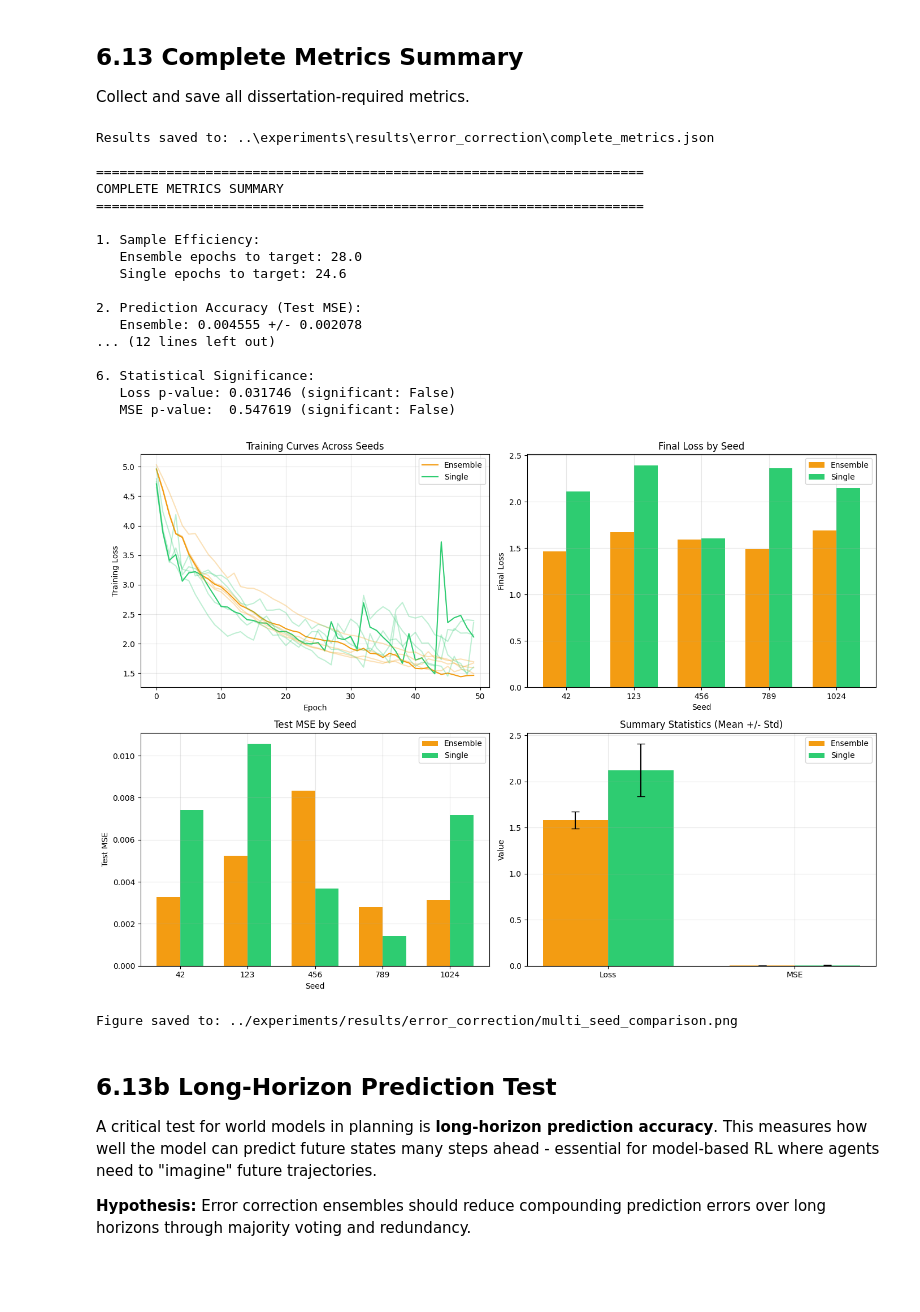
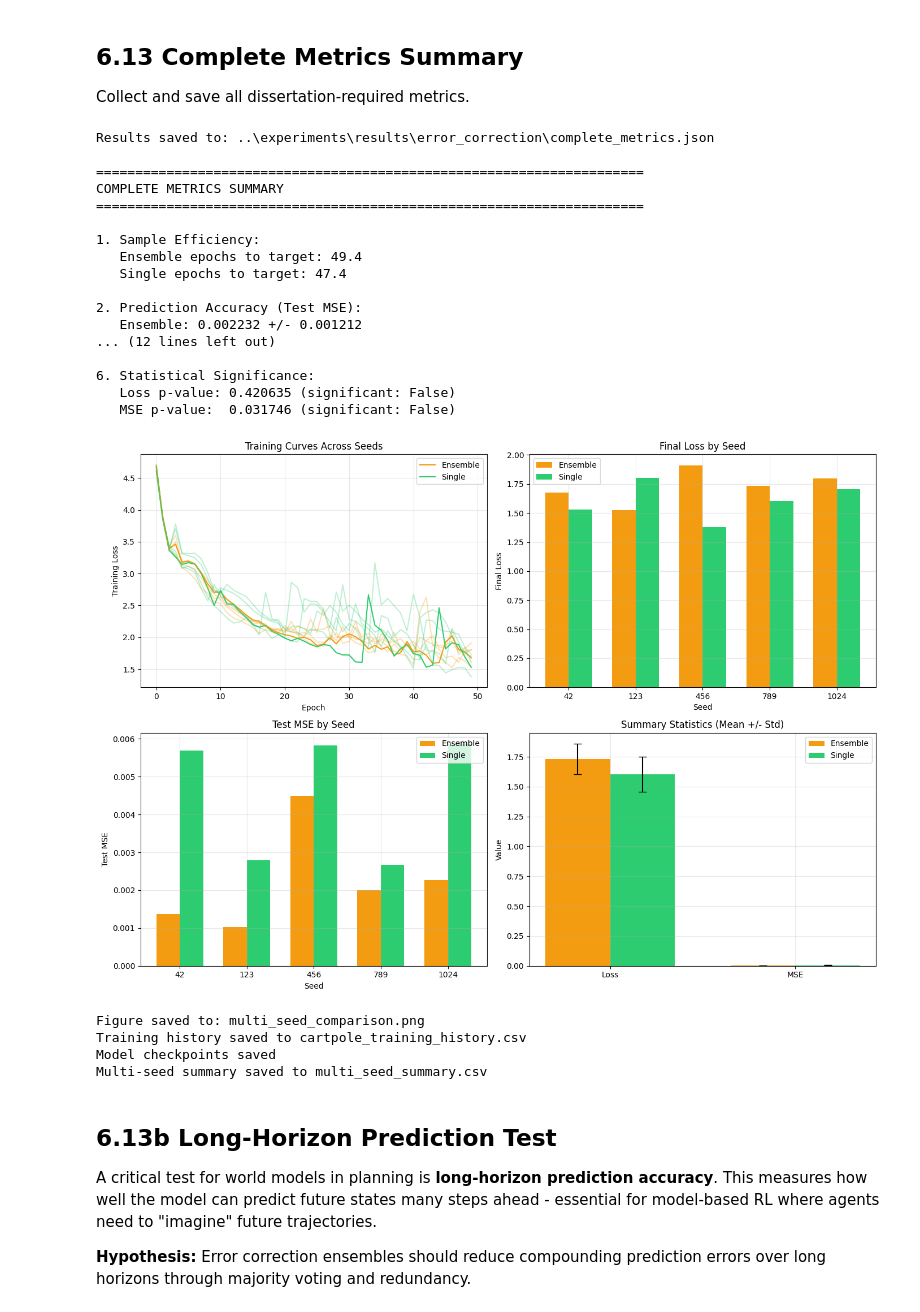
Before and after one commit to SaurabhJalendra/Quantum-Enhanced-Simulation-Learning-for-Reinforcement-Learning, a Jupyter notebook: phase1_cartpole_notebooks/06_error_correction.ipynb, the cells around one changed output. Saved outputs shown, nothing was run; the diff lists cells and outputs as text; code cells hidden in the pictures; blank space fills up the shorter version.

```diff
--- a/phase1_cartpole_notebooks/06_error_correction.ipynb
+++ b/phase1_cartpole_notebooks/06_error_correction.ipynb
@@ -696,13 +732,13 @@ print("Testing ErrorCorrectionEnsemble...")
 
 ensemble = ErrorCorrectionEnsemble(
     obs_dim=4,
-    action_dim=1,
+    action_dim=2,
     num_models=5,
     correction_method='weighted'
 ).to(device)
 
 obs = torch.randn(16, 20, 4, device=device)
-actions = torch.randn(16, 20, 1, device=device)
+actions = torch.randn(16, 20, 2, device=device)
 
 outputs = ensemble(obs, actions)
 
@@ -748,7 +784,7 @@ class EnsembleTrainer:
     def __init__(
         self,
         ensemble: ErrorCorrectionEnsemble,
-        learning_rate: float = 1e-4,
+        learning_rate: float = 3e-4,
         kl_weight: float = 1.0,
         diversity_weight: float = 0.1,
         free_nats: float = 3.0
@@ -982,12 +1018,12 @@ class EnsembleTrainer:
 # Test Ensemble Trainer
 print("Testing EnsembleTrainer...")
 
-ensemble = ErrorCorrectionEnsemble(obs_dim=4, action_dim=1, num_models=5).to(device)
+ensemble = ErrorCorrectionEnsemble(obs_dim=4, action_dim=2, num_models=5).to(device)
 trainer = EnsembleTrainer(ensemble, diversity_weight=0.1)
 
 # Synthetic data
 obs = torch.randn(16, 20, 4, device=device)
-actions = torch.randn(16, 20, 1, device=device)
+actions = torch.randn(16, 20, 2, device=device)
 rewards = torch.randn(16, 20, device=device)
 
 # Training step
@@ -1966,7 +2010,7 @@ if len(valid_results) >= 2:
             'seeds': [r['seed'] for r in valid_results],
             'num_epochs': 50,
             'num_episodes': 50,
-            'batch_size': 16,
+            'batch_size': 32,
             'seq_len': 20,
             'num_ensemble_models': 5,
             'correction_method': 'weighted',
@@ -2072,19 +2116,22 @@ COMPLETE METRICS SUMMARY
 ======================================================================
 
 1. Sample Efficiency:
-   Ensemble epochs to target: 28.0
-   Single epochs to target: 24.6
+   Ensemble epochs to target: 49.4
+   Single epochs to target: 47.4
 
 2. Prediction Accuracy (Test MSE):
-   Ensemble: 0.004555 +/- 0.002078
+   Ensemble: 0.002232 +/- 0.001212
 ... (12 lines left out)
 
 6. Statistical Significance:
-   Loss p-value: 0.031746 (significant: False)
-   MSE p-value:  0.547619 (significant: False)
+   Loss p-value: 0.420635 (significant: False)
+   MSE p-value:  0.031746 (significant: False)
 # %%
 from pathlib import Path
-Path("../experiments/results/error_correction").mkdir(parents=True, exist_ok=True)
+import pandas as pd
+
+results_path = Path("../experiments/results/error_correction")
+results_path.mkdir(parents=True, exist_ok=True)
 
 # Final visualization of multi-seed results
 if len(valid_results) >= 2:
@@ -2131,37 +2178,71 @@ if len(valid_results) >= 2:
     ax.set_title('Test MSE by Seed')
     ax.set_xticks(x)
     ax.set_xticklabels([r['seed'] for r in valid_results])
     ax.legend()
     ax.grid(True, alpha=0.3)
 
     # 4. Summary statistics
     ax = axes[1, 1]
     metrics = ['Loss', 'MSE']
     ensemble_means = [np.mean(ensemble_losses), np.mean(ensemble_mses)]
     ensemble_stds = [np.std(ensemble_losses), np.std(ensemble_mses)]
     single_means = [np.mean(single_losses), np.mean(single_mses)]
     single_stds = [np.std(single_losses), np.std(single_mses)]
 
     x = np.arange(len(metrics))
     ax.bar(x - width/2, ensemble_means, width, yerr=ensemble_stds,
            label='Ensemble', color=COLORS['error_correction'], capsize=5)
     ax.bar(x + width/2, single_means, width, yerr=single_stds,
            label='Single', color=COLORS['baseline'], capsize=5)
     ax.set_ylabel('Value')
     ax.set_title('Summary Statistics (Mean +/- Std)')
     ax.set_xticks(x)
     ax.set_xticklabels(metrics)
     ax.legend()
     ax.grid(True, alpha=0.3)
 
     plt.tight_layout()
-    plt.savefig('../experiments/results/error_correction/multi_seed_comparison.png', dpi=150, bbox_inches='tight')
+    plt.savefig(results_path / 'multi_seed_comparison.png', dpi=150, bbox_inches='tight')
     plt.show()
 
-    print("Figure saved to: ../experiments/results/error_correction/multi_seed_comparison.png")
+    print("Figure saved to: multi_seed_comparison.png")
+
+    # Save training history CSV
+    history_data = []
+    for r in valid_results:
+        for epoch, (ens_loss, single_loss) in enumerate(zip(r['ensemble_history'], r['single_history'])):
+            history_data.append({
+                'seed': r['seed'],
+                'epoch': epoch,
+                'ensemble_loss': ens_loss,
+                'single_loss': single_loss
+            })
+    history_df = pd.DataFrame(history_data)
+    history_df.to_csv(results_path / 'cartpole_training_history.csv', index=False)
+    print(f"Training history saved to cartpole_training_history.csv")
+
+    # Save model checkpoints
+    if 'ensemble_model' in dir() and 'single_model' in dir():
+        torch.save(ensemble_model.state_dict(), results_path / 'cartpole_error_correction.pt')
+        torch.save(single_model.state_dict(), results_path / 'cartpole_single_model.pt')
+        print("Model checkpoints saved")
+
+    # Save multi-seed summary
+    summary_df = pd.DataFrame({
+        'seed': [r['seed'] for r in valid_results],
+        'ensemble_final_loss': [r['ensemble_final_loss'] for r in valid_results],
+        'single_final_loss': [r['single_final_loss'] for r in valid_results],
+        'ensemble_test_mse': [r['ensemble_test_mse'] for r in valid_results],
+        'single_test_mse': [r['single_test_mse'] for r in valid_results]
+    })
+    summary_df.to_csv(results_path / 'multi_seed_summary.csv', index=False)
+    print(f"Multi-seed summary saved to multi_seed_summary.csv")
 # %% [output]
-[figure, old version]
+[figure, new version]
-Figure saved to: ../experiments/results/error_correction/multi_seed_comparison.png
+Figure saved to: multi_seed_comparison.png
+Training history saved to cartpole_training_history.csv
+Model checkpoints saved
+Multi-seed summary saved to multi_seed_summary.csv
 # %% [markdown]
 ## 6.13b Long-Horizon Prediction Test
 
```
Also changed, not shown: parts of 18 cells of this notebook, 30 other files.
